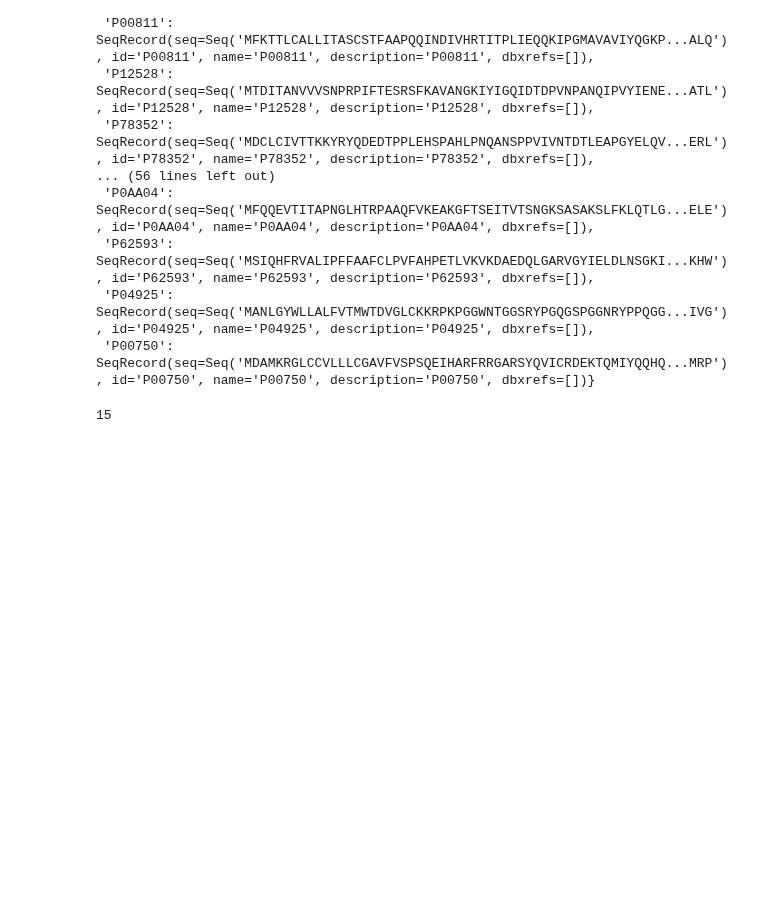
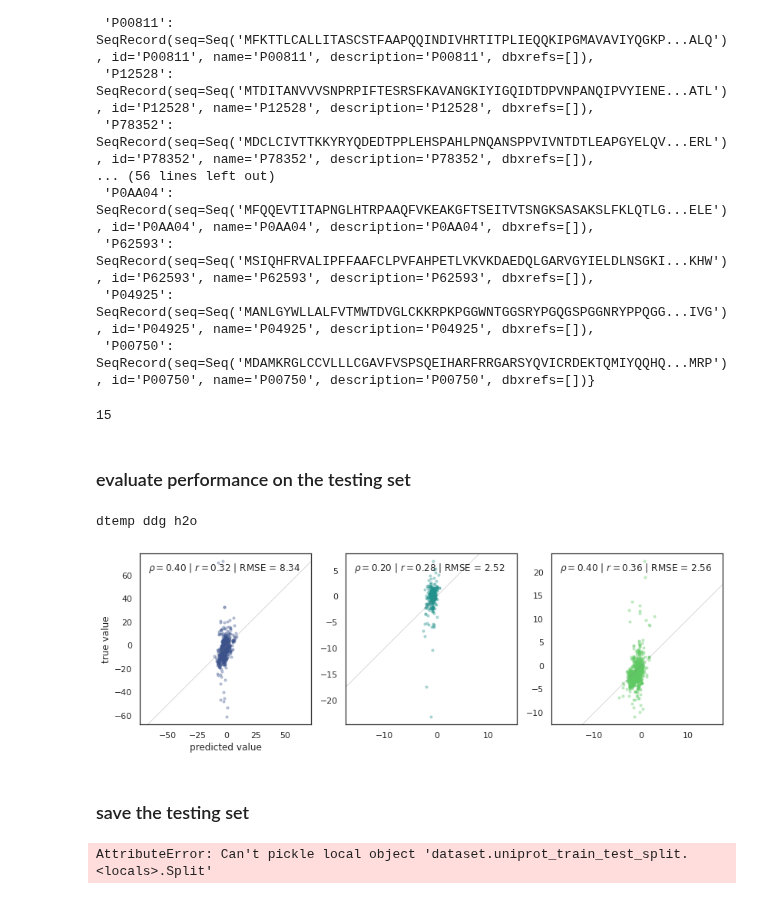
Before and after one commit to lkndl/mapra, a Jupyter notebook: fopra/3_prothermdb_test_set.ipynb, the cells around one changed output. Drawn from its saved outputs; the diff is of its cells as text; code cells hidden in the pictures; blank space fills up the shorter version.

```diff
--- a/fopra/3_prothermdb_test_set.ipynb
+++ b/fopra/3_prothermdb_test_set.ipynb
@@ -7,7 +11,7 @@ import sys, os
 # %%
 importlib.reload(prep)
-data = prep.dataset()
-df = data.dataframe_abbrev(reduced=True)
+data = prep.protherm_dataset()
+df = data.dataframe_abbrev({'DATASET': 'reduced_set'})
 seeds = np.random.default_rng(12345).integers(0, 1000, 20)
 seeds
 # %% [output]
@@ -84,3 +89,67 @@ with open(ddg_wt_filename.with_name('ddg_test_set_332.fasta'), 'w') as fasta:
 len(ddg_test)
 # %% [output]
 15
+# %%
+import numpy as np
+import scipy
+import seaborn as sns
+from matplotlib import pyplot as plt
+from numpy.random import default_rng
+from sklearn import linear_model
+from sklearn.metrics import mean_squared_error, r2_score
+
+sns.set_theme(style='white')
+cmap = sns.color_palette('viridis', 3)
+# %% [markdown]
+### evaluate performance on the testing set
+# %%
+ars = list()
+for i, (delta, split) in enumerate(splits.items()):
+    print(f'{delta} ', end='')
+    regr = linear_model.LassoLarsCV(n_jobs=-1, max_iter=1000, cv=5)
+    regr.fit(split.X, split.y.flatten())
+
+    # make a prediction
+    y_pred = regr.predict(split.X_test).reshape(-1, 1)
+    # save the prediction
+    ars.append(np.hstack((np.full(y_pred.shape, i), y_pred, split.y_true)))
+
+fig, axes = plt.subplots(1, 3, figsize=(13.6, 6))
+
+for i, (ax, ar) in enumerate(zip(axes, ars)):
+    sns.regplot(ax=ax,
+                x=ar[:, 1], y=ar[:, 2],
+                color=cmap[i],
+                # marker='+',
+                scatter_kws={'s': 10, 'alpha': .3},
+                fit_reg=False, logistic=True)
+
+    ax.set(aspect=1, box_aspect=1)
+    # ax.set(title=data.tex_lookup[delta] + [' [°C]', ' [kcal/mol]', ' [kcal/mol]'][i])
+    ax.axline((0, 0), slope=1, lw=.5, color='.5', alpha=.6)
+
+    # correlations
+    sp, pval = scipy.stats.spearmanr(ar[:, 1:], axis=0)
+    pcorr = np.corrcoef(ar[:, 1:], rowvar=False)[0, 1]
+    rmse = mean_squared_error(ar[:, 2], ar[:, 1], squared=False)
+    r2 = r2_score(ar[:, 2], ar[:, 1])
+
+    ax.text(.05, .9, r"$\rho = $" + f'{sp:.2f} | ' + r"$r = $" + f'{pcorr:.2f} | RMSE = {rmse:.2f}',
+            transform=ax.transAxes)
+    # axes[0].set_title(desc % test_size, loc='left', fontsize='xx-large', pad=12)
+
+# fig.subplots_adjust(bottom=0.002)
+axes[0].set(ylabel='true value', xlabel='predicted value')
+prep.save(fig, f'uniprot_332.svg')
+# %% [output]
+dtemp ddg h2o
+[figure, added]
+# %% [markdown]
+### save the testing set
+# %%
+with open(WD / 'fopra' / f'test_set_332.pkl', 'wb') as pkl:
+    pickle.dump(splits, pkl)
+
+# ... maybe easier to re-generate on-the-fly?
+# %% [output]
+AttributeError: Can't pickle local object 'dataset.uniprot_train_test_split.<locals>.Split'
```
Also changed, not shown: parts of 3 cells of this notebook, 20 other files.
